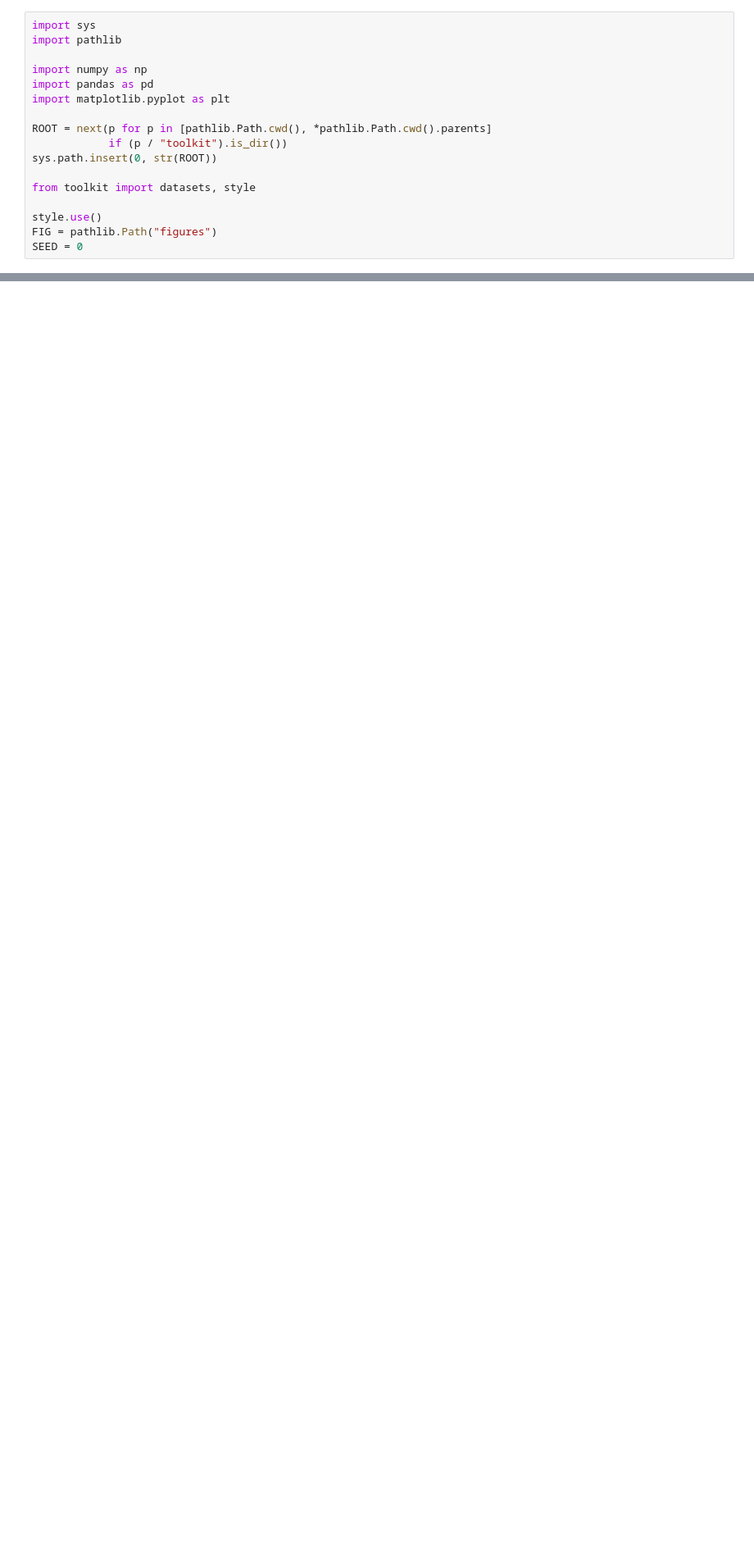
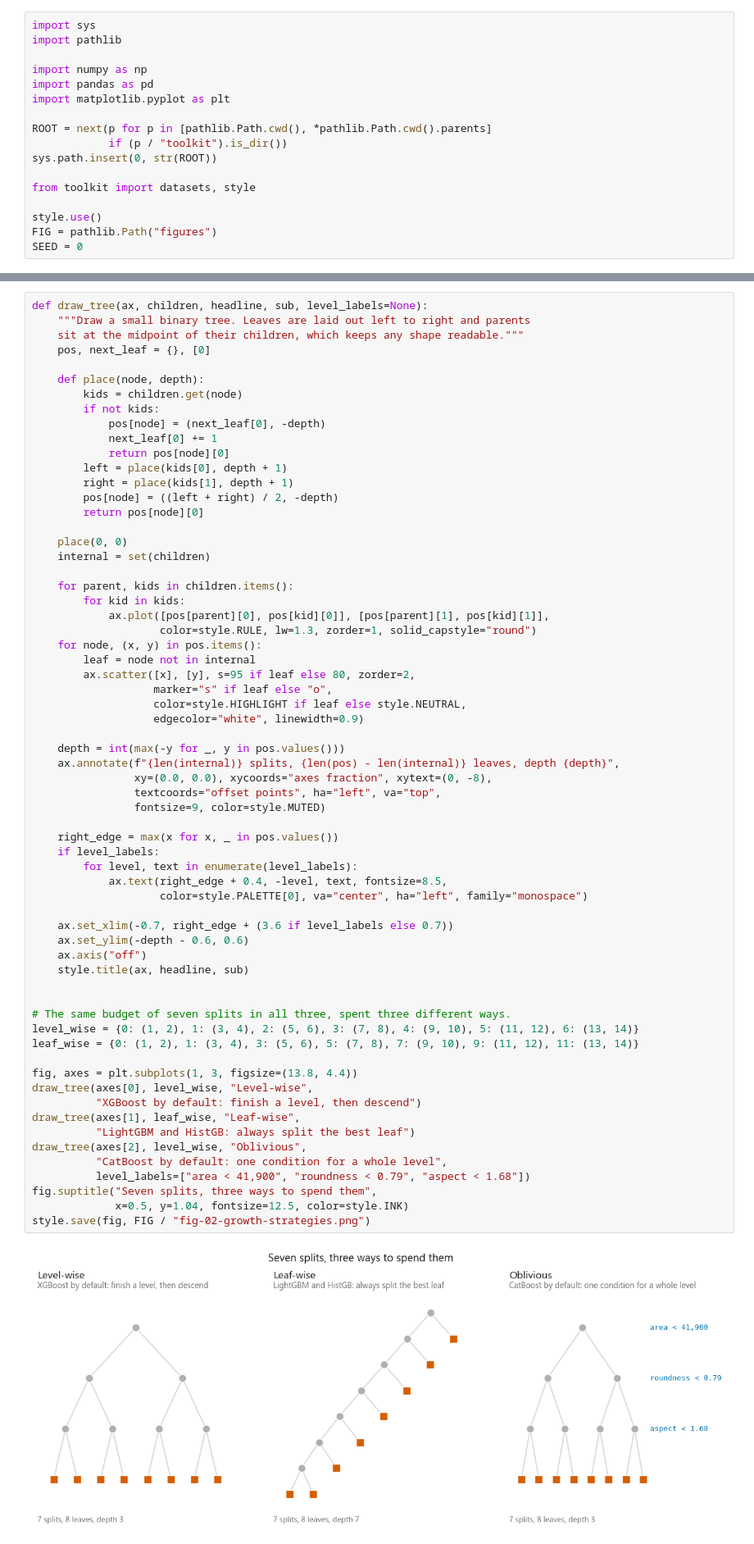
Before and after one commit to ELounissi/open-ml-notebooks, a Jupyter notebook: 04-ensembles/06-xgboost-lightgbm-catboost/notebook.ipynb, the cells around one changed output, grey strips where cells are left out. Shown at 82% size. Saved outputs shown, nothing was run; the diff lists cells and outputs as text; blank space fills up the shorter version.

```diff
--- a/04-ensembles/06-xgboost-lightgbm-catboost/notebook.ipynb
+++ b/04-ensembles/06-xgboost-lightgbm-catboost/notebook.ipynb
@@ -1024,0 +509,66 @@ Back to [the curriculum](../../CURRICULUM.md)
+# %%
+def draw_tree(ax, children, headline, sub, level_labels=None):
+    """Draw a small binary tree. Leaves are laid out left to right and parents
+    sit at the midpoint of their children, which keeps any shape readable."""
+    pos, next_leaf = {}, [0]
+
+    def place(node, depth):
+        kids = children.get(node)
+        if not kids:
+            pos[node] = (next_leaf[0], -depth)
+            next_leaf[0] += 1
+            return pos[node][0]
+        left = place(kids[0], depth + 1)
+        right = place(kids[1], depth + 1)
+        pos[node] = ((left + right) / 2, -depth)
+        return pos[node][0]
+
+    place(0, 0)
+    internal = set(children)
+
+    for parent, kids in children.items():
+        for kid in kids:
+            ax.plot([pos[parent][0], pos[kid][0]], [pos[parent][1], pos[kid][1]],
+                    color=style.RULE, lw=1.3, zorder=1, solid_capstyle="round")
+    for node, (x, y) in pos.items():
+        leaf = node not in internal
+        ax.scatter([x], [y], s=95 if leaf else 80, zorder=2,
+                   marker="s" if leaf else "o",
+                   color=style.HIGHLIGHT if leaf else style.NEUTRAL,
+                   edgecolor="white", linewidth=0.9)
+
+    depth = int(max(-y for _, y in pos.values()))
+    ax.annotate(f"{len(internal)} splits, {len(pos) - len(internal)} leaves, depth {depth}",
+                xy=(0.0, 0.0), xycoords="axes fraction", xytext=(0, -8),
+                textcoords="offset points", ha="left", va="top",
+                fontsize=9, color=style.MUTED)
+
+    right_edge = max(x for x, _ in pos.values())
+    if level_labels:
+        for level, text in enumerate(level_labels):
+            ax.text(right_edge + 0.4, -level, text, fontsize=8.5,
+                    color=style.PALETTE[0], va="center", ha="left", family="monospace")
+
+    ax.set_xlim(-0.7, right_edge + (3.6 if level_labels else 0.7))
+    ax.set_ylim(-depth - 0.6, 0.6)
+    ax.axis("off")
+    style.title(ax, headline, sub)
+
+
+# The same budget of seven splits in all three, spent three different ways.
+level_wise = {0: (1, 2), 1: (3, 4), 2: (5, 6), 3: (7, 8), 4: (9, 10), 5: (11, 12), 6: (13, 14)}
+leaf_wise = {0: (1, 2), 1: (3, 4), 3: (5, 6), 5: (7, 8), 7: (9, 10), 9: (11, 12), 11: (13, 14)}
+
+fig, axes = plt.subplots(1, 3, figsize=(13.8, 4.4))
+draw_tree(axes[0], level_wise, "Level-wise",
+          "XGBoost by default: finish a level, then descend")
+draw_tree(axes[1], leaf_wise, "Leaf-wise",
+          "LightGBM and HistGB: always split the best leaf")
+draw_tree(axes[2], level_wise, "Oblivious",
+          "CatBoost by default: one condition for a whole level",
+          level_labels=["area < 41,900", "roundness < 0.79", "aspect < 1.68"])
+fig.suptitle("Seven splits, three ways to spend them",
+             x=0.5, y=1.04, fontsize=12.5, color=style.INK)
+style.save(fig, FIG / "fig-02-growth-strategies.png")
+# %% [output]
+[figure, added]
```
Also changed, not shown: parts of 54 cells of this notebook, 6 other files.
